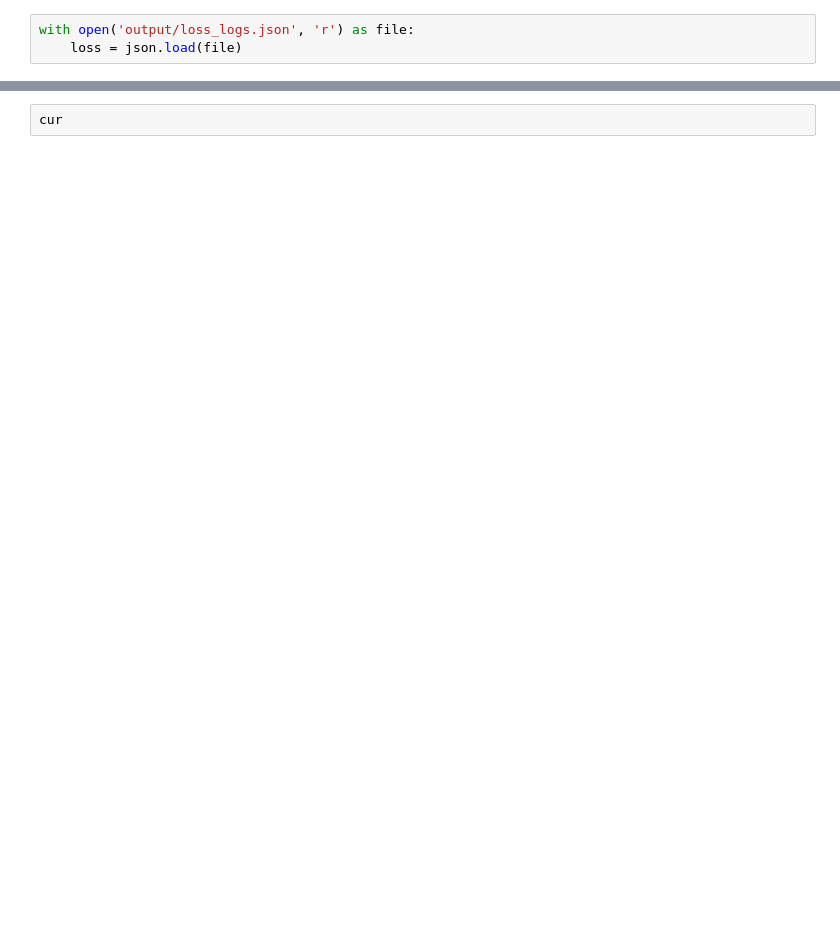
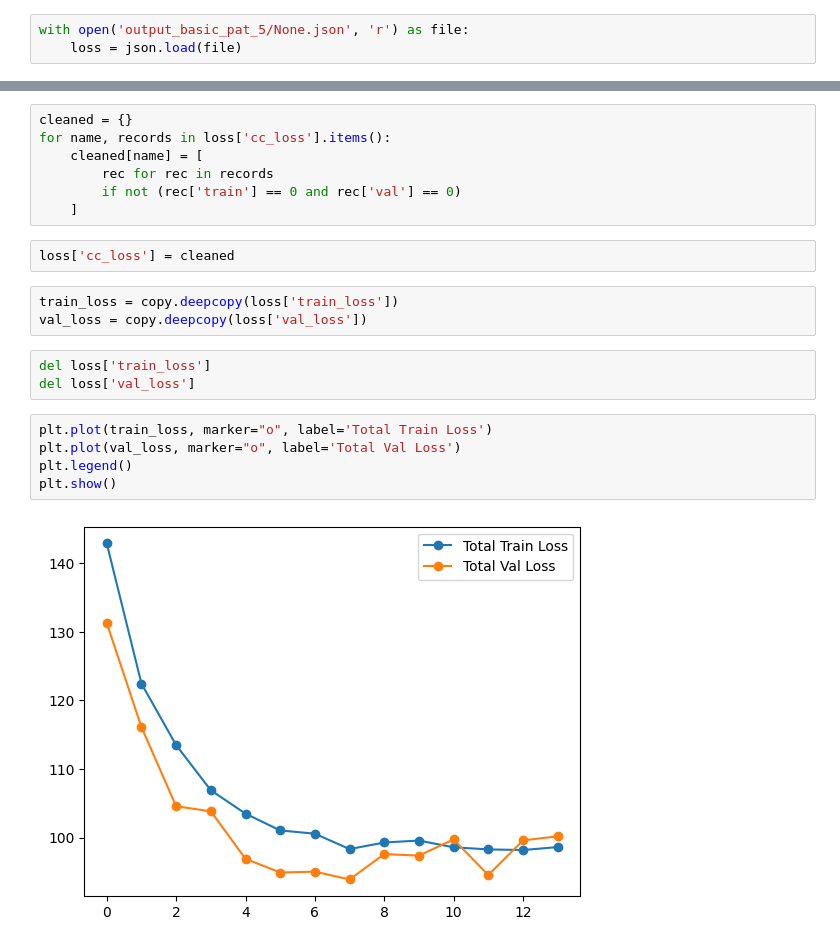
Before and after one commit to skotnkat/lstnet, a Jupyter notebook: analyze_loss.ipynb, the cells around one changed output, grey strips where cells are left out. Cells and saved outputs as stored; diff of their text form; blank space fills up the shorter version.

```diff
--- a/analyze_loss.ipynb
+++ b/analyze_loss.ipynb
@@ -4,5 +5,5 @@ import matplotlib.pyplot as plt
 # %%
-with open('output/loss_logs.json', 'r') as file:
+with open('output_basic_pat_5/None.json', 'r') as file:
     loss = json.load(file)
 # %%
 loss.keys()
@@ -107,2 +12,22 @@ NameError: name 'total_loss_all' is not defined
-# %%
-cur
+# %%
+cleaned = {}
+for name, records in loss['cc_loss'].items():
+    cleaned[name] = [
+        rec for rec in records
+        if not (rec['train'] == 0 and rec['val'] == 0)
+    ]
+# %%
+loss['cc_loss'] = cleaned
+# %%
+train_loss = copy.deepcopy(loss['train_loss'])
+val_loss = copy.deepcopy(loss['val_loss'])
+# %%
+del loss['train_loss']
+del loss['val_loss']
+# %%
+plt.plot(train_loss, marker="o", label='Total Train Loss')
+plt.plot(val_loss, marker="o", label='Total Val Loss')
+plt.legend()
+plt.show()
+# %% [output]
+[figure, added]
```
Also changed, not shown: parts of 9 cells of this notebook.
